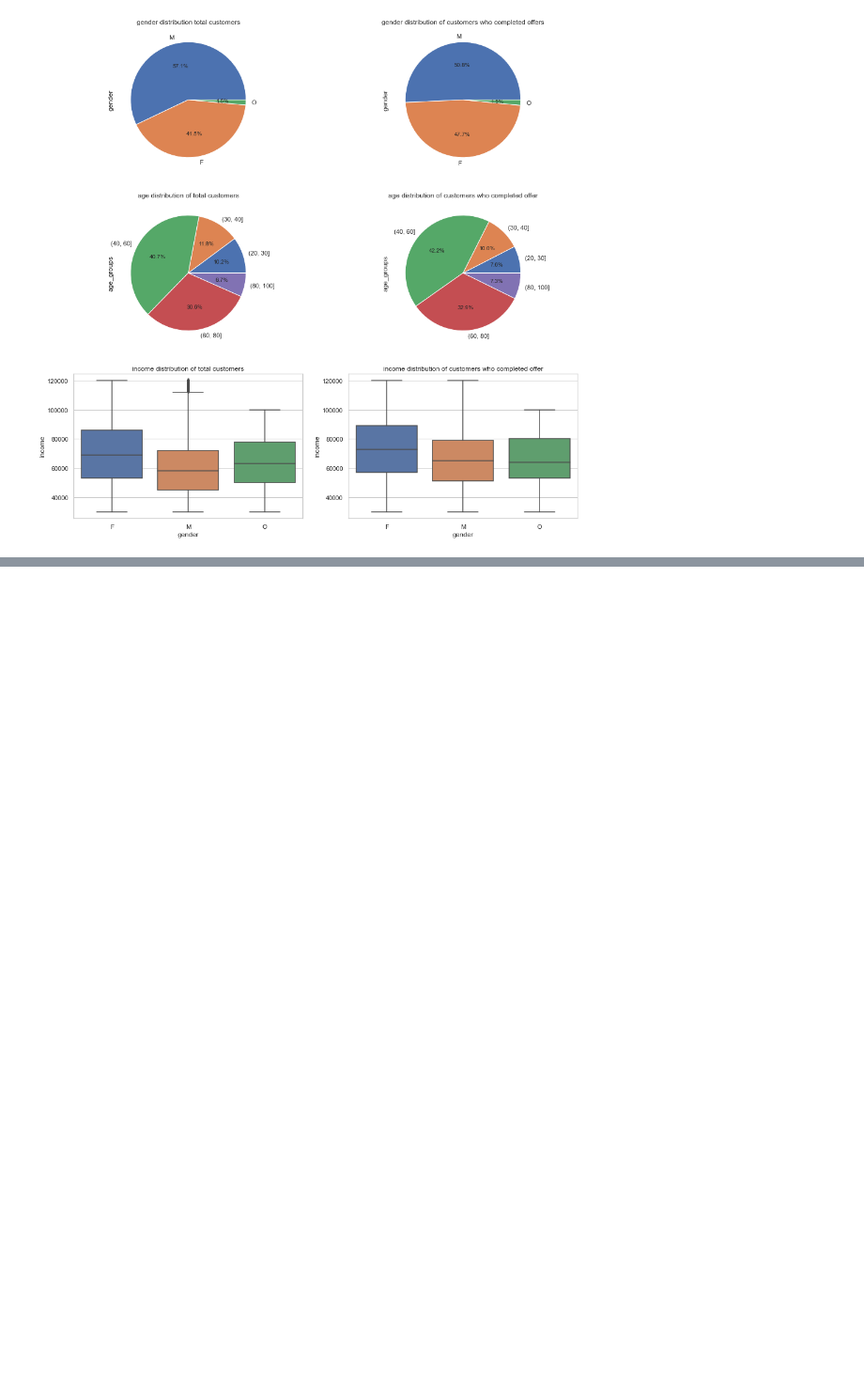
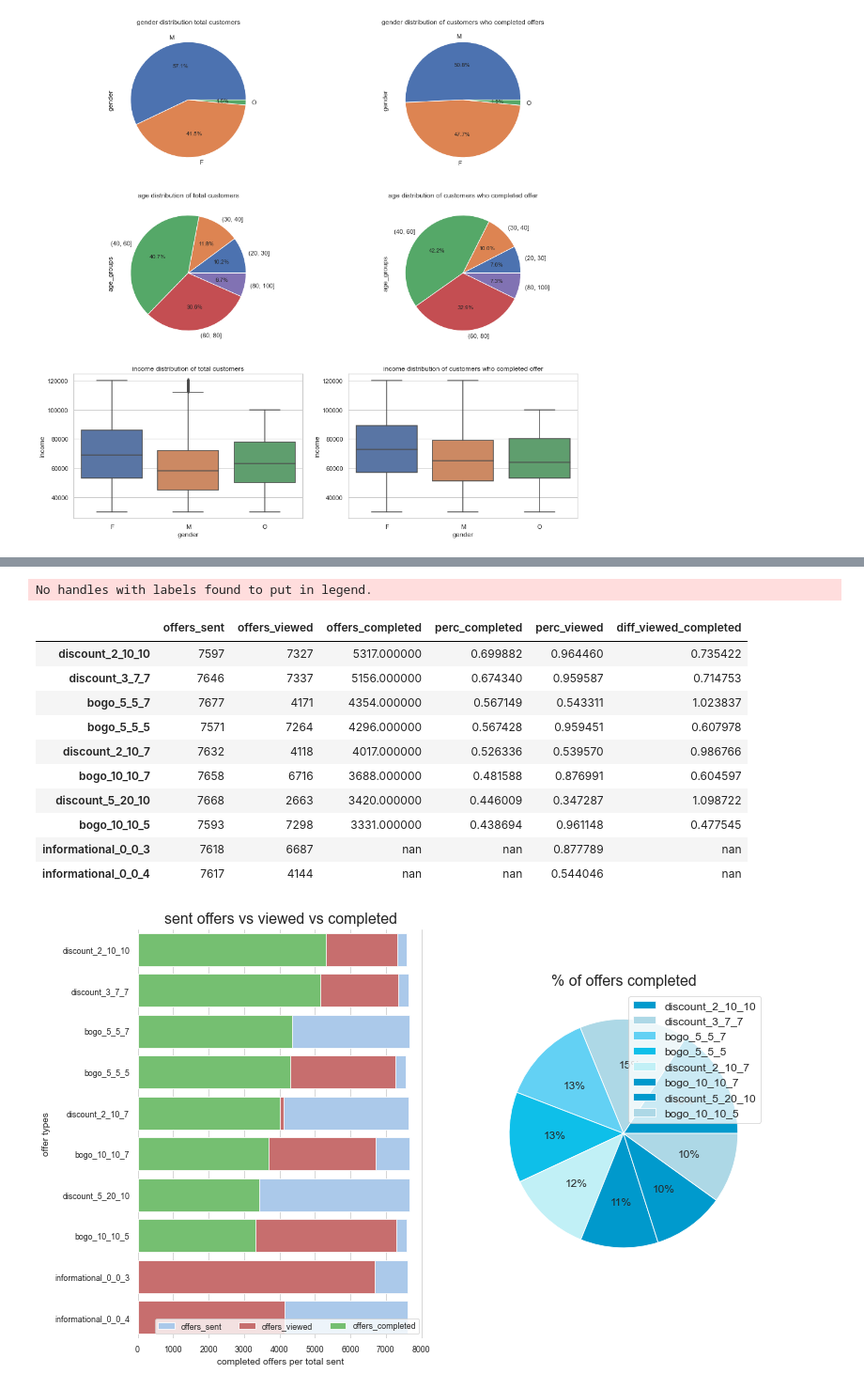
Before and after one commit to Jagac/ML-Repo, a Jupyter notebook: Udacity Capstone/Script.ipynb, the cells around one changed output, grey strips where cells are left out. Shown at 94% size. Cells and saved outputs as stored; diff of their text form; code cells hidden in the pictures; blank space fills up the shorter version.

```diff
--- a/Udacity Capstone/Script.ipynb
+++ b/Udacity Capstone/Script.ipynb
@@ -319,0 +378,75 @@ Descriptive Statistics
+# %%
+#compare offer types with respect to rates of receipts, views, completion
+sns.set_context("paper", rc={"font.size":12,"axes.titlesize":16,"axes.labelsize":10})
+
+data = merge_dataframes(transcript, profile, portfolio)
+
+
+offers_completed = data[data["event"]=="offer completed"]["offer_type"].value_counts().rename("offers_completed")
+offers_sent = data[data["event"]=="offer received"]["offer_type"].value_counts().rename("offers_sent")
+offers_viewed = data[data["event"]=="offer viewed"]["offer_type"].value_counts().rename("offers_viewed")
+
+#create dataframe
+df_combined = pd.concat([offers_sent,offers_viewed,offers_completed ], axis=1).sort_values(by="offers_completed", ascending=False)
+
+df_combined ["perc_completed"] = df_combined ["offers_completed"] / df_combined["offers_sent"]
+df_combined ["perc_viewed"] =   df_combined ["offers_viewed"] / df_combined["offers_sent"]
+df_combined ["diff_viewed_completed"] = 1-(df_combined ["perc_viewed"] - df_combined ["perc_completed"])
+#offers_total = offers_total[["offers_sent","offers_viewed","perc_viewed","offers_completed", "perc_completed","diff_viewed_completed"]]
+
+
+
+# initialize figure and axes
+f, (ax1, ax2) = plt.subplots(1,2, figsize=(12, 8))
+
+# Plot completed vs. sent offers
+sns.set_color_codes("pastel")
+
+
+ax1= sns.barplot(x="offers_sent", y=df_combined.index, data=df_combined,
+           label="offers_sent", color="b",ax=ax1)
+
+sns.set_color_codes("muted")
+
+ax1= sns.barplot(x="offers_viewed", y=df_combined.index, data=df_combined,
+            label="offers_viewed", color="r", ax=ax1)
+
+ax1= sns.barplot(x="offers_completed", y=df_combined.index, data=df_combined,
+            label="offers_completed", color="g", ax=ax1)
+
+
+
+
+ax1.legend(ncol=3, loc="lower right", frameon=True)
+ax1.set(ylabel="offer types",xlabel="completed offers per total sent")
+ax1.set_title('sent offers vs viewed vs completed')
+sns.despine(left=True, bottom=True)
+
+
+#plot % of completed offers
+color_palette_list = ['#009ACD', '#ADD8E6', '#63D1F4', '#0EBFE9',
+                      '#C1F0F6', '#0099CC']
+
+ax2.pie(df_combined["offers_completed"].dropna(),  autopct='%1.f%%', colors =color_palette_list);
+ax2.set_title('% of offers completed')
+ax2.legend(ncol=3, loc="lower right", frameon=False)
+ax2.legend(loc='best', labels=df_combined["offers_completed"].dropna().index.values, fontsize='medium')
+
+#df_combined
+cm = sns.light_palette("green", as_cmap=True)
+df_combined.style.bar(subset=['diff_viewed_completed'], align='mid', color=['#d65f5f', '#5fba7d'])
+#df_combined.style.background_gradient(subset=['perc_completed',"diff_viewed_completed"], cmap=cm)
+# %% [output]
+No handles with labels found to put in legend.
+|  | offers_sent | offers_viewed | offers_completed | perc_completed | perc_viewed | diff_viewed_completed |
+| discount_2_10_10 | 7597 | 7327 | 5317.000000 | 0.699882 | 0.964460 | 0.735422 |
+| discount_3_7_7 | 7646 | 7337 | 5156.000000 | 0.674340 | 0.959587 | 0.714753 |
+| bogo_5_5_7 | 7677 | 4171 | 4354.000000 | 0.567149 | 0.543311 | 1.023837 |
+| bogo_5_5_5 | 7571 | 7264 | 4296.000000 | 0.567428 | 0.959451 | 0.607978 |
+| discount_2_10_7 | 7632 | 4118 | 4017.000000 | 0.526336 | 0.539570 | 0.986766 |
+| bogo_10_10_7 | 7658 | 6716 | 3688.000000 | 0.481588 | 0.876991 | 0.604597 |
+| discount_5_20_10 | 7668 | 2663 | 3420.000000 | 0.446009 | 0.347287 | 1.098722 |
+| bogo_10_10_5 | 7593 | 7298 | 3331.000000 | 0.438694 | 0.961148 | 0.477545 |
+| informational_0_0_3 | 7618 | 6687 | nan | nan | 0.877789 | nan |
+| informational_0_0_4 | 7617 | 4144 | nan | nan | 0.544046 | nan |
+[figure, added]
```
Also changed, not shown: parts of 14 cells of this notebook, 1 other file.
